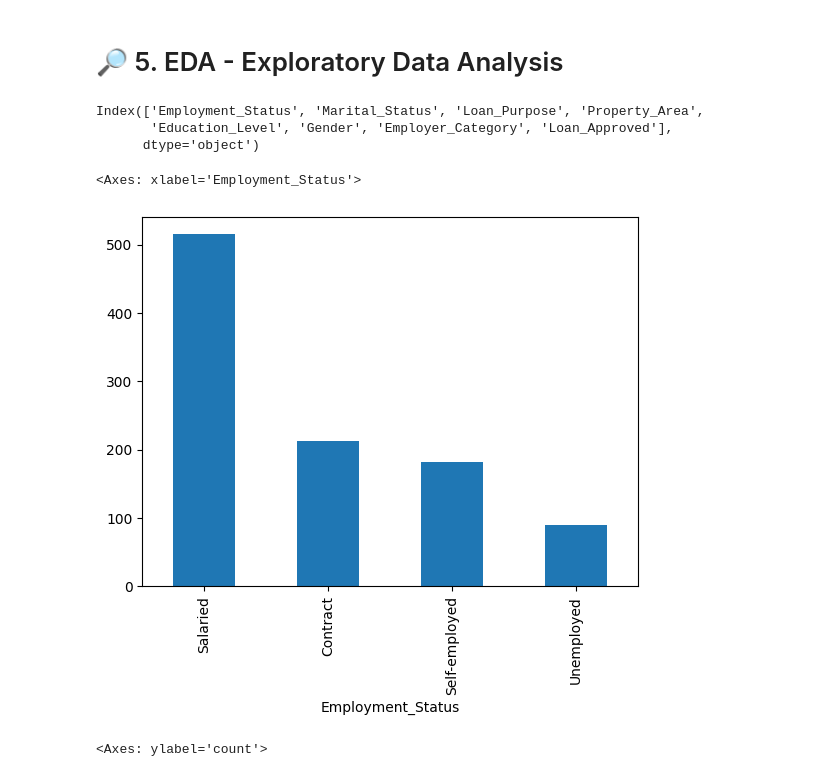
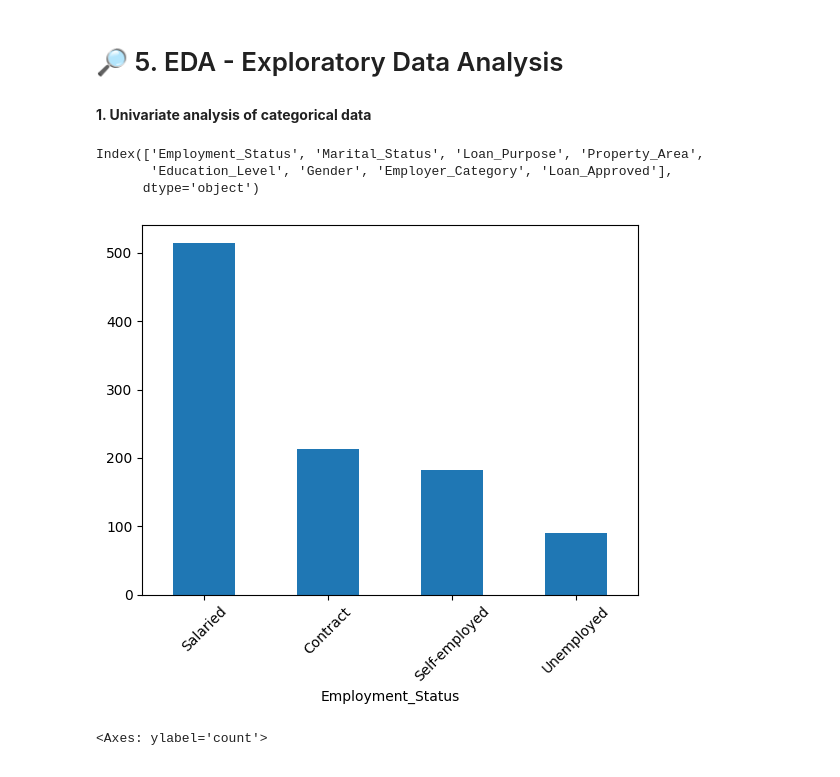
Before and after one commit to 24f3004415/LoanApproval-MLSystem, a Jupyter notebook: Loan-approval-MLsystem.ipynb, the cells around one changed output. Drawn from its saved outputs; the diff is of its cells as text; code cells hidden in the pictures.

Commit message:
Kaggle Notebook | Loan Approval System | Univariate Analysis - Categorical Data

```diff
--- a/Loan-approval-MLsystem.ipynb
+++ b/Loan-approval-MLsystem.ipynb
@@ -286,6 +286,8 @@ Loan_Approved         0
 dtype: int64
 # %% [markdown]
 # 🔎 5. EDA - Exploratory Data Analysis
+# %% [markdown]
+**1. Univariate analysis of categorical data**
 # %%
 cat_cols
 # %% [output]
@@ -294,9 +296,10 @@ Index(['Employment_Status', 'Marital_Status', 'Loan_Purpose', 'Property_Area',
       dtype='object')
 # %%
 df['Employment_Status'].value_counts().plot(kind='bar')
+plt.xticks(rotation = 45)
+plt.show()
 # %% [output]
-<Axes: xlabel='Employment_Status'>
-[figure, old version]
+[figure, new version]
 # %%
 df['Employment_Status'].value_counts().plot(kind = 'pie', autopct = '%1.2f%%')
 # %% [output]
```
Also changed, not shown: parts of 4 cells of this notebook.
